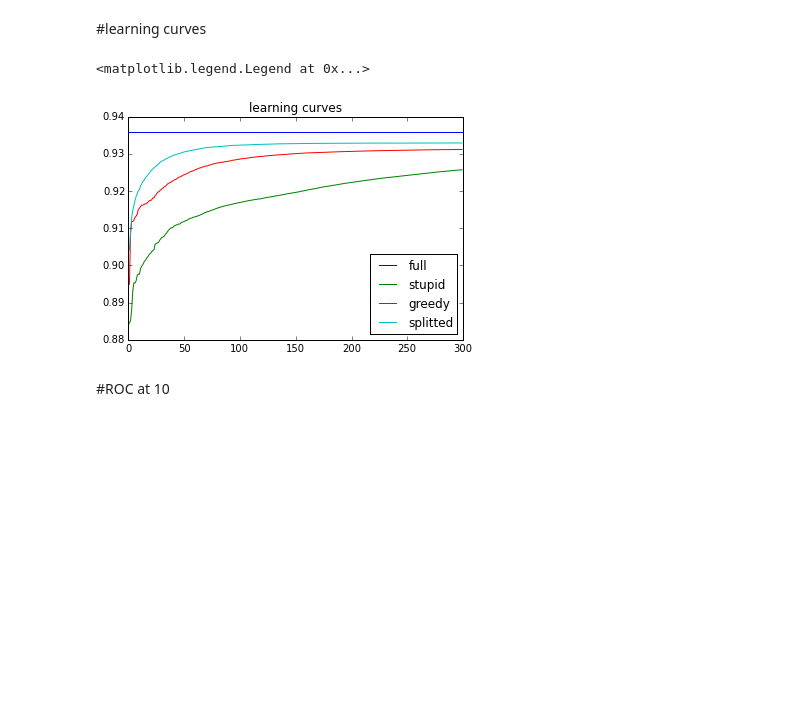
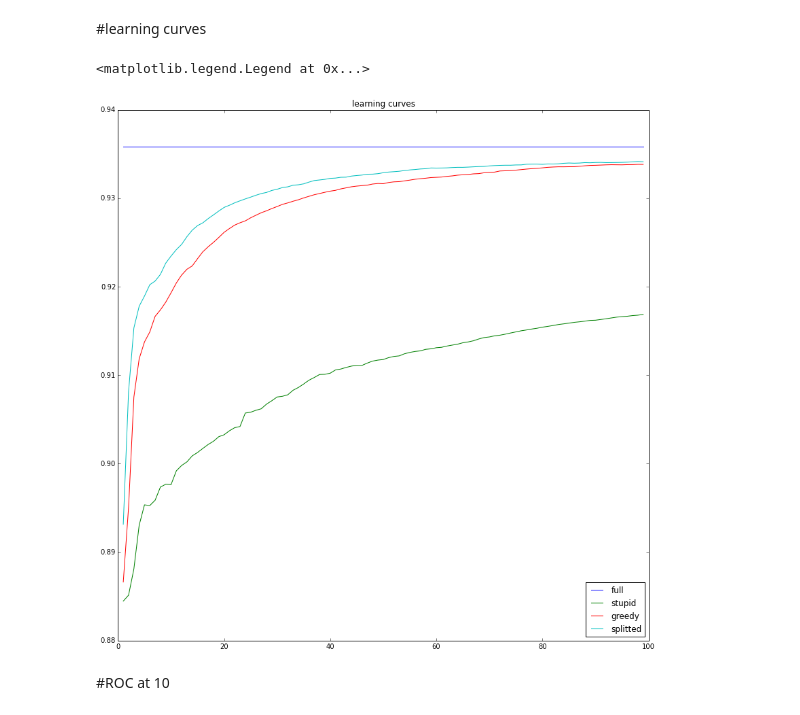
Before and after one commit to BladeCarrier/mining_GIMMEREALPROBLEMPLS, a Jupyter notebook: YAD_pruner/pruning_mnet/greeedy-spatial-less-messy.ipynb, the cells around one changed output. Saved outputs shown, nothing was run; the diff lists cells and outputs as text; code cells hidden in the pictures; blank space fills up the shorter version.

```diff
--- a/YAD_pruner/pruning_mnet/greeedy-spatial-less-messy.ipynb
+++ b/YAD_pruner/pruning_mnet/greeedy-spatial-less-messy.ipynb
@@ -314,3 +348,3 @@ print "well..."
 well...
 # %%
-_ = joblib.dump(res_greedy,"greedy 300 trees")
+_ = joblib.dump(res_greedy,"greedy 100 trees")
@@ -454,7 +486,8 @@ def train_splitted_boosts( trees,
                            trees_sample_size,
                            verbose = True,
                            learning_rate_decay = 1.,
-                           trees_sample_increase = 0):
+                           trees_sample_increase = 0,
+                           regularizer = 0.):
     """
     make greedy prune for every leaf in split
     """
@@ -478,7 +511,8 @@ def train_splitted_boosts( trees,
                            trees_sample_size,
                            verbose,
                            learning_rate_decay,
-                           trees_sample_increase
+                           trees_sample_increase,
+                           regularizer
                            ))
     #same stuff in JL
     #tasks = [joblib.delayed(
@@ -497,5 +531,6 @@ def train_splitted_boosts( trees,
 
     return {leaves[i]:classis[i] for i in range(len(leaves))}
 # %%
-#trees_splitted = train_splitted_boosts(trees, trainFactory,criteria,LogLoss,0.1,1,300,1500,True,0.99)
-criteria, trees_splitted = joblib.load("splitted 300 trees")
+%%time
+trees_splitted = train_splitted_boosts(trees, trainFactory,criteria[:2],LogLoss,0.3,1,100,100,True,regularizer =0.000784338332183/4)
+#criteria, trees_splitted = joblib.load("splitted 100 trees")
@@ -529,10 +582,11 @@ well...
 # %%
 #I know it could have been done without quadratic complexity over trees, but...
 #btw equalizing 1-0 weights for the training set is not optimal in terms of AUC, but it is close to being so.
+n_trees =100
 auc_stupid_lcurve = [(0.5,)]
 auc_greedy_lcurve = [(0.5,)]
 auc_splitted_lcurve = [(0.5,)]
-for i in range(1,300):
+for i in range(1,n_trees):
     #stpd
     pred = testFactory.predict(trees[:i])
     auc = metrics.roc_auc_score(testFactory.labels,pred,sample_weight=testFactory.weights),
@@ -548,16 +602,17 @@ for i in range(1,300):
     auc = metrics.roc_auc_score(testFactory.labels,pred,sample_weight=testFactory.weights),
     auc_splitted_lcurve.append( auc)
 # %%
-p = range(1,300)
-plt.plot(p,[0.935834322801 for i in range(1,300)],label = "full")
-plt.plot(p,auc_stupid_lcurve[1:300],label = "stupid")
-plt.plot(p,auc_greedy_lcurve[1:300],label = "greedy")
-plt.plot(p,auc_splitted_lcurve[1:300],label = "splitted")
+p = range(1,n_trees)
+plt.figure(figsize = [14,14])
+plt.plot(p,[0.935834322801 for i in range(1,n_trees)],label = "full")
+plt.plot(p,auc_stupid_lcurve[1:n_trees],label = "stupid")
+plt.plot(p,auc_greedy_lcurve[1:n_trees],label = "greedy")
+plt.plot(p,auc_splitted_lcurve[1:n_trees],label = "splitted")
 plt.title('learning curves')
 plt.legend(loc="lower right")
 # %% [output]
 <matplotlib.legend.Legend at 0x...>
-[figure, old version]
+[figure, new version]
 # %% [markdown]
 #ROC at 10
 # %%
```
Also changed, not shown: parts of 18 cells of this notebook, 1 other file.
